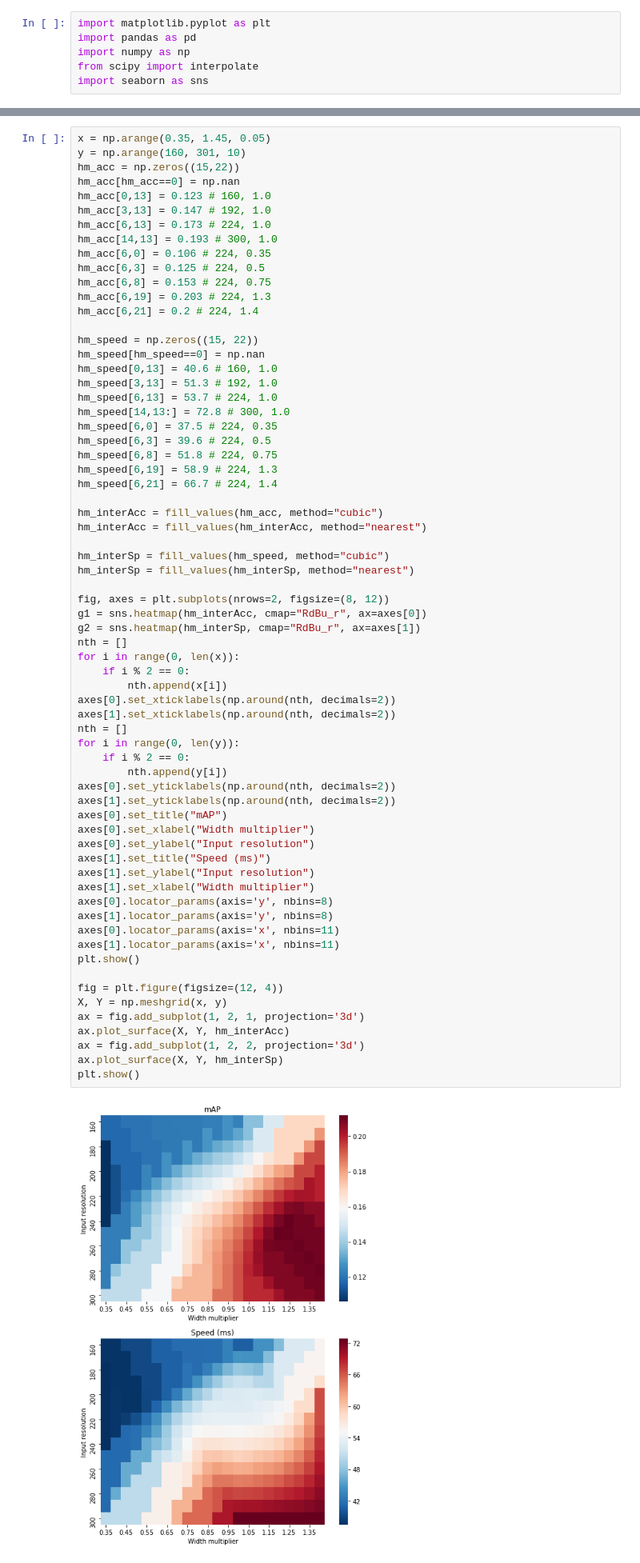
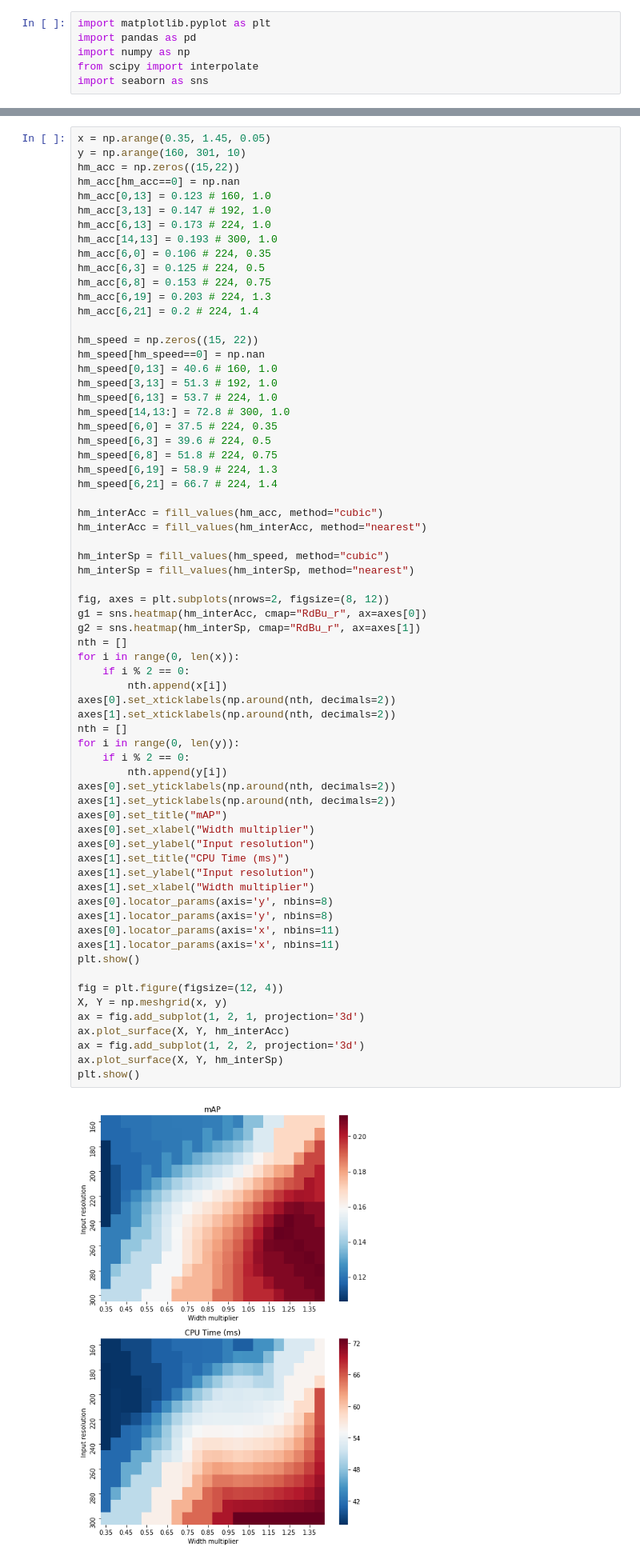
Before and after one commit to lindawangg/OLIV, a Jupyter notebook: eval/comparisons.ipynb, the cells around one changed output, grey strips where cells are left out. Shown at 80% size. Drawn from its saved outputs; the diff is of its cells as text.

Commit message:
changed speed plot to cpu time

```diff
--- a/eval/comparisons.ipynb
+++ b/eval/comparisons.ipynb
@@ -136,35 +136,35 @@ nth = []
 for i in range(0, len(x)):
     if i % 2 == 0:
         nth.append(x[i])
 axes[0].set_xticklabels(np.around(nth, decimals=2))
 axes[1].set_xticklabels(np.around(nth, decimals=2))
 nth = []
 for i in range(0, len(y)):
     if i % 2 == 0:
         nth.append(y[i])
 axes[0].set_yticklabels(np.around(nth, decimals=2))
 axes[1].set_yticklabels(np.around(nth, decimals=2))
 axes[0].set_title("mAP")
 axes[0].set_xlabel("Width multiplier")
 axes[0].set_ylabel("Input resolution")
-axes[1].set_title("Speed (ms)")
+axes[1].set_title("CPU Time (ms)")
 axes[1].set_ylabel("Input resolution")
 axes[1].set_xlabel("Width multiplier")
 axes[0].locator_params(axis='y', nbins=8)
 axes[1].locator_params(axis='y', nbins=8)
 axes[0].locator_params(axis='x', nbins=11)
 axes[1].locator_params(axis='x', nbins=11)
 plt.show()
 
 fig = plt.figure(figsize=(12, 4))
 X, Y = np.meshgrid(x, y)
 ax = fig.add_subplot(1, 2, 1, projection='3d')
 ax.plot_surface(X, Y, hm_interAcc)
 ax = fig.add_subplot(1, 2, 2, projection='3d')
 ax.plot_surface(X, Y, hm_interSp)
 plt.show()
 # %% [output]
-[figure, old version]
+[figure, new version]
 [figure]
 # %%
 # objective function
```
